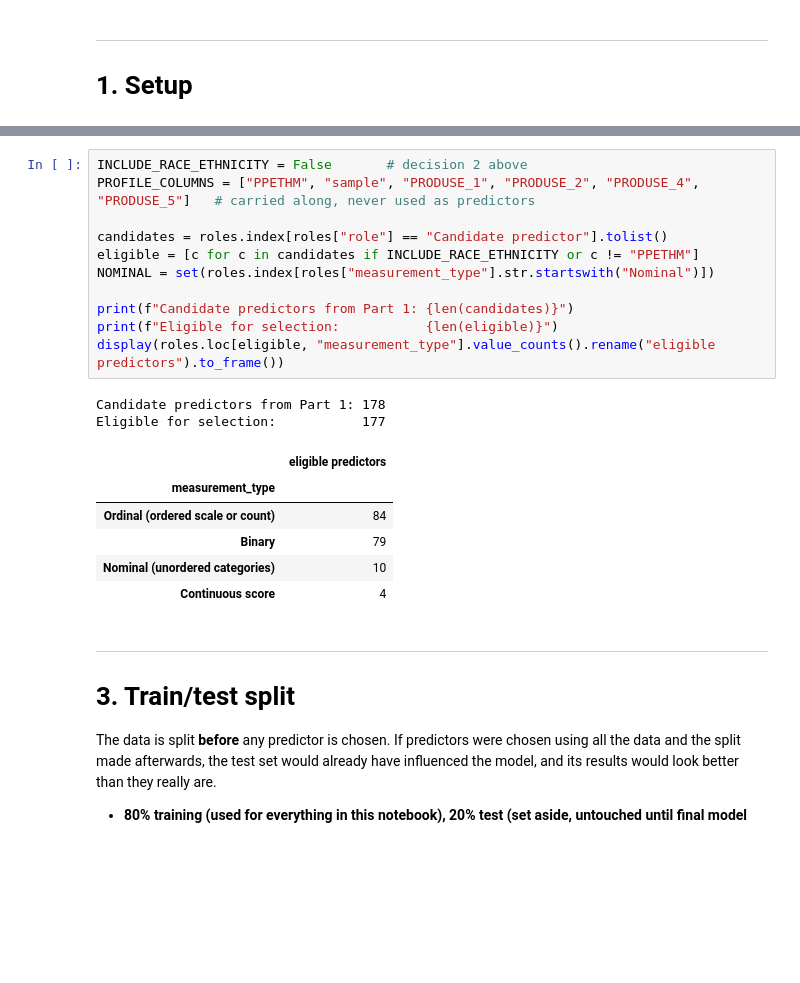
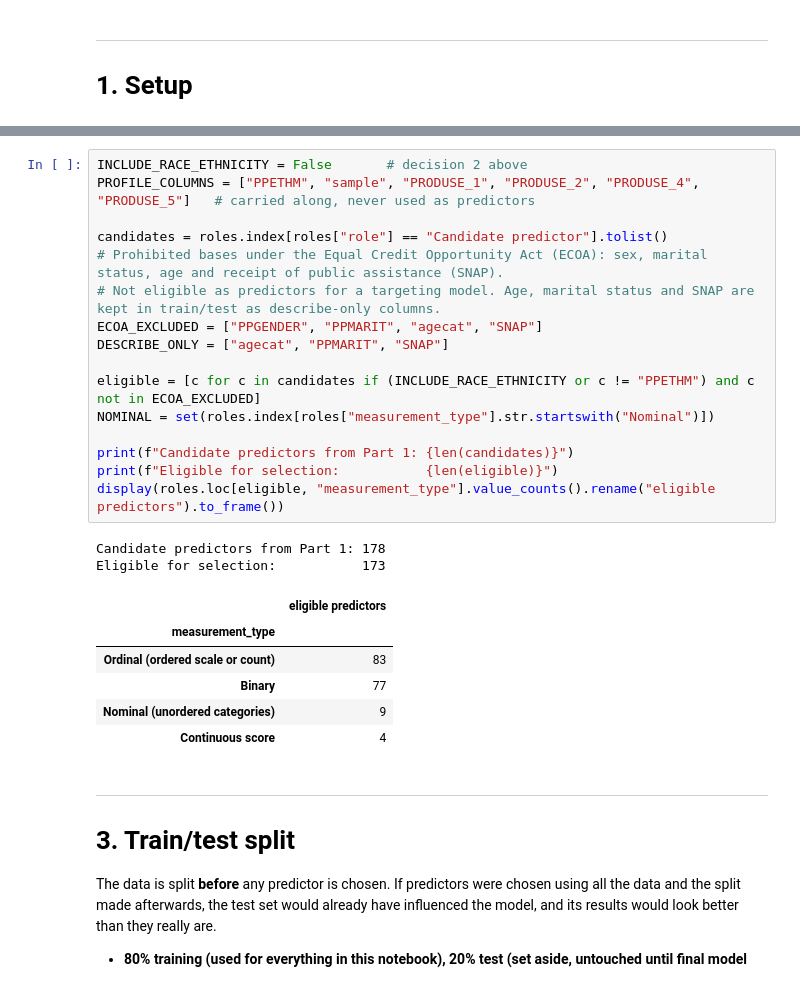
Before and after one commit to arnavgannamani/prepaid-card-project, a Jupyter notebook: 02_features_and_prep.ipynb, the cells around one changed output, grey strips where cells are left out. Drawn from its saved outputs; the diff is of its cells as text; blank space fills up the shorter version.

```diff
--- a/02_features_and_prep.ipynb
+++ b/02_features_and_prep.ipynb
@@ -107,22 +109,27 @@ Either choice can be reversed by editing one line below and re-running the noteb
 # %%
 INCLUDE_RACE_ETHNICITY = False       # decision 2 above
 PROFILE_COLUMNS = ["PPETHM", "sample", "PRODUSE_1", "PRODUSE_2", "PRODUSE_4", "PRODUSE_5"]   # carried along, never used as predictors
 
 candidates = roles.index[roles["role"] == "Candidate predictor"].tolist()
-eligible = [c for c in candidates if INCLUDE_RACE_ETHNICITY or c != "PPETHM"]
+# Prohibited bases under the Equal Credit Opportunity Act (ECOA): sex, marital status, age and receipt of public assistance (SNAP).
+# Not eligible as predictors for a targeting model. Age, marital status and SNAP are kept in train/test as describe-only columns.
+ECOA_EXCLUDED = ["PPGENDER", "PPMARIT", "agecat", "SNAP"]
+DESCRIBE_ONLY = ["agecat", "PPMARIT", "SNAP"]
+
+eligible = [c for c in candidates if (INCLUDE_RACE_ETHNICITY or c != "PPETHM") and c not in ECOA_EXCLUDED]
 NOMINAL = set(roles.index[roles["measurement_type"].str.startswith("Nominal")])
 
 print(f"Candidate predictors from Part 1: {len(candidates)}")
 print(f"Eligible for selection:           {len(eligible)}")
 display(roles.loc[eligible, "measurement_type"].value_counts().rename("eligible predictors").to_frame())
 # %% [output]
 Candidate predictors from Part 1: 178
-Eligible for selection:           177
+Eligible for selection:           173
 |  | eligible predictors |
 | measurement_type |  |
-| Ordinal (ordered scale or count) | 84 |
-| Binary | 79 |
-| Nominal (unordered categories) | 10 |
+| Ordinal (ordered scale or count) | 83 |
+| Binary | 77 |
+| Nominal (unordered categories) | 9 |
 | Continuous score | 4 |
 # %% [markdown]
 ---
```
Also changed, not shown: parts of 23 cells of this notebook, 21 other files.
